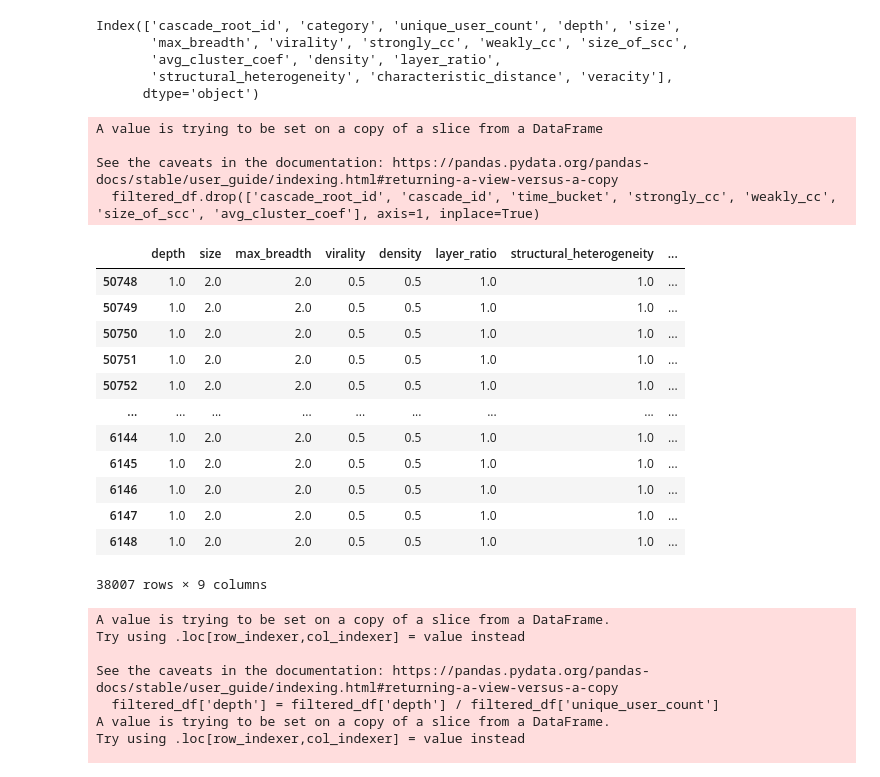
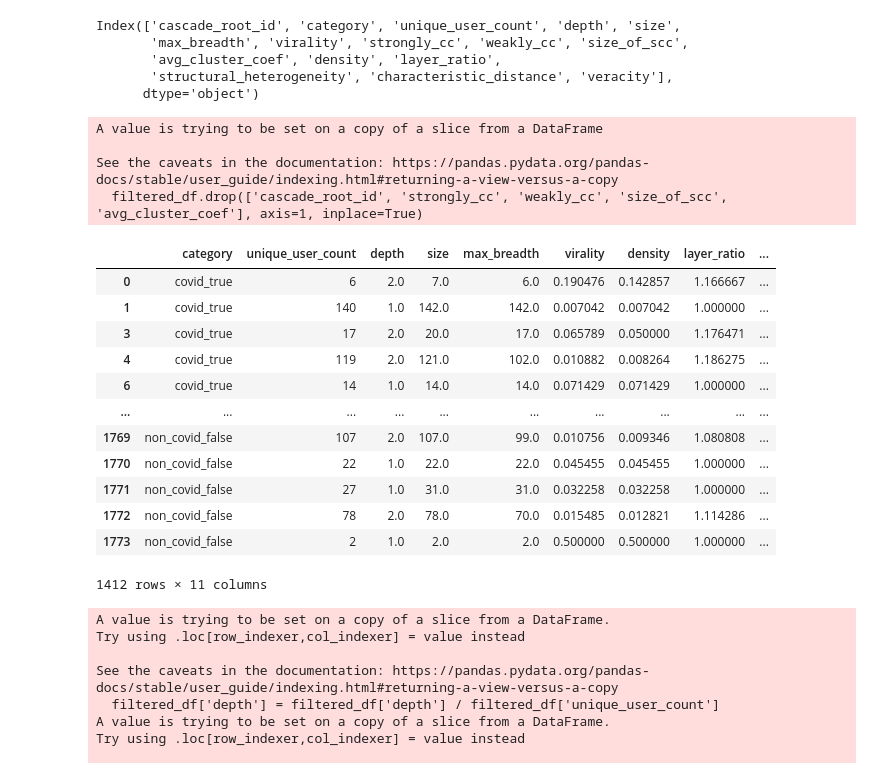
Before and after one commit to istiyaksiddiquee/thesis-work, a Jupyter notebook: RQ2/rq2.ipynb, the cells around one changed output. Saved outputs shown, nothing was run; the diff lists cells and outputs as text; code cells hidden in the pictures.

```diff
--- a/RQ2/rq2.ipynb
+++ b/RQ2/rq2.ipynb
@@ -75,27 +75,27 @@ Index(['cascade_root_id', 'category', 'unique_user_count', 'depth', 'size',
        'structural_heterogeneity', 'characteristic_distance', 'veracity'],
       dtype='object')
 # %%
-filtered_df.drop(['cascade_root_id', 'cascade_id', 'time_bucket', 'strongly_cc', 'weakly_cc', 'size_of_scc', 'avg_cluster_coef'], axis=1, inplace=True)
-# filtered_df.drop(['cascade_root_id', 'strongly_cc', 'weakly_cc', 'size_of_scc', 'avg_cluster_coef'], axis=1, inplace=True)
+# filtered_df.drop(['cascade_root_id', 'cascade_id', 'time_bucket', 'strongly_cc', 'weakly_cc', 'size_of_scc', 'avg_cluster_coef'], axis=1, inplace=True)
+filtered_df.drop(['cascade_root_id', 'strongly_cc', 'weakly_cc', 'size_of_scc', 'avg_cluster_coef'], axis=1, inplace=True)
 filtered_df
 # %% [output]
 A value is trying to be set on a copy of a slice from a DataFrame
 
 See the caveats in the documentation: https://pandas.pydata.org/pandas-docs/stable/user_guide/indexing.html#returning-a-view-versus-a-copy
-  filtered_df.drop(['cascade_root_id', 'cascade_id', 'time_bucket', 'strongly_cc', 'weakly_cc', 'size_of_scc', 'avg_cluster_coef'], axis=1, inplace=True)
+  filtered_df.drop(['cascade_root_id', 'strongly_cc', 'weakly_cc', 'size_of_scc', 'avg_cluster_coef'], axis=1, inplace=True)
-|  | depth | size | max_breadth | virality | density | layer_ratio | structural_heterogeneity | ... |
-| 50748 | 1.0 | 2.0 | 2.0 | 0.5 | 0.5 | 1.0 | 1.0 | ... |
-| 50749 | 1.0 | 2.0 | 2.0 | 0.5 | 0.5 | 1.0 | 1.0 | ... |
-| 50750 | 1.0 | 2.0 | 2.0 | 0.5 | 0.5 | 1.0 | 1.0 | ... |
-| 50751 | 1.0 | 2.0 | 2.0 | 0.5 | 0.5 | 1.0 | 1.0 | ... |
-| 50752 | 1.0 | 2.0 | 2.0 | 0.5 | 0.5 | 1.0 | 1.0 | ... |
-| ... | ... | ... | ... | ... | ... | ... | ... | ... |
-| 6144 | 1.0 | 2.0 | 2.0 | 0.5 | 0.5 | 1.0 | 1.0 | ... |
-| 6145 | 1.0 | 2.0 | 2.0 | 0.5 | 0.5 | 1.0 | 1.0 | ... |
-| 6146 | 1.0 | 2.0 | 2.0 | 0.5 | 0.5 | 1.0 | 1.0 | ... |
-| 6147 | 1.0 | 2.0 | 2.0 | 0.5 | 0.5 | 1.0 | 1.0 | ... |
-| 6148 | 1.0 | 2.0 | 2.0 | 0.5 | 0.5 | 1.0 | 1.0 | ... |
+|  | category | unique_user_count | depth | size | max_breadth | virality | density | layer_ratio | ... |
+| 0 | covid_true | 6 | 2.0 | 7.0 | 6.0 | 0.190476 | 0.142857 | 1.166667 | ... |
+| 1 | covid_true | 140 | 1.0 | 142.0 | 142.0 | 0.007042 | 0.007042 | 1.000000 | ... |
+| 3 | covid_true | 17 | 2.0 | 20.0 | 17.0 | 0.065789 | 0.050000 | 1.176471 | ... |
+| 4 | covid_true | 119 | 2.0 | 121.0 | 102.0 | 0.010882 | 0.008264 | 1.186275 | ... |
+| 6 | covid_true | 14 | 1.0 | 14.0 | 14.0 | 0.071429 | 0.071429 | 1.000000 | ... |
+| ... | ... | ... | ... | ... | ... | ... | ... | ... | ... |
+| 1769 | non_covid_false | 107 | 2.0 | 107.0 | 99.0 | 0.010756 | 0.009346 | 1.080808 | ... |
+| 1770 | non_covid_false | 22 | 1.0 | 22.0 | 22.0 | 0.045455 | 0.045455 | 1.000000 | ... |
+| 1771 | non_covid_false | 27 | 1.0 | 31.0 | 31.0 | 0.032258 | 0.032258 | 1.000000 | ... |
+| 1772 | non_covid_false | 78 | 2.0 | 78.0 | 70.0 | 0.015485 | 0.012821 | 1.114286 | ... |
+| 1773 | non_covid_false | 2 | 1.0 | 2.0 | 2.0 | 0.500000 | 0.500000 | 1.000000 | ... |
-38007 rows × 9 columns
+1412 rows × 11 columns
 # %%
 # for RQ4Final1
 
```
Also changed, not shown: parts of 7 cells of this notebook, 1 other file.
